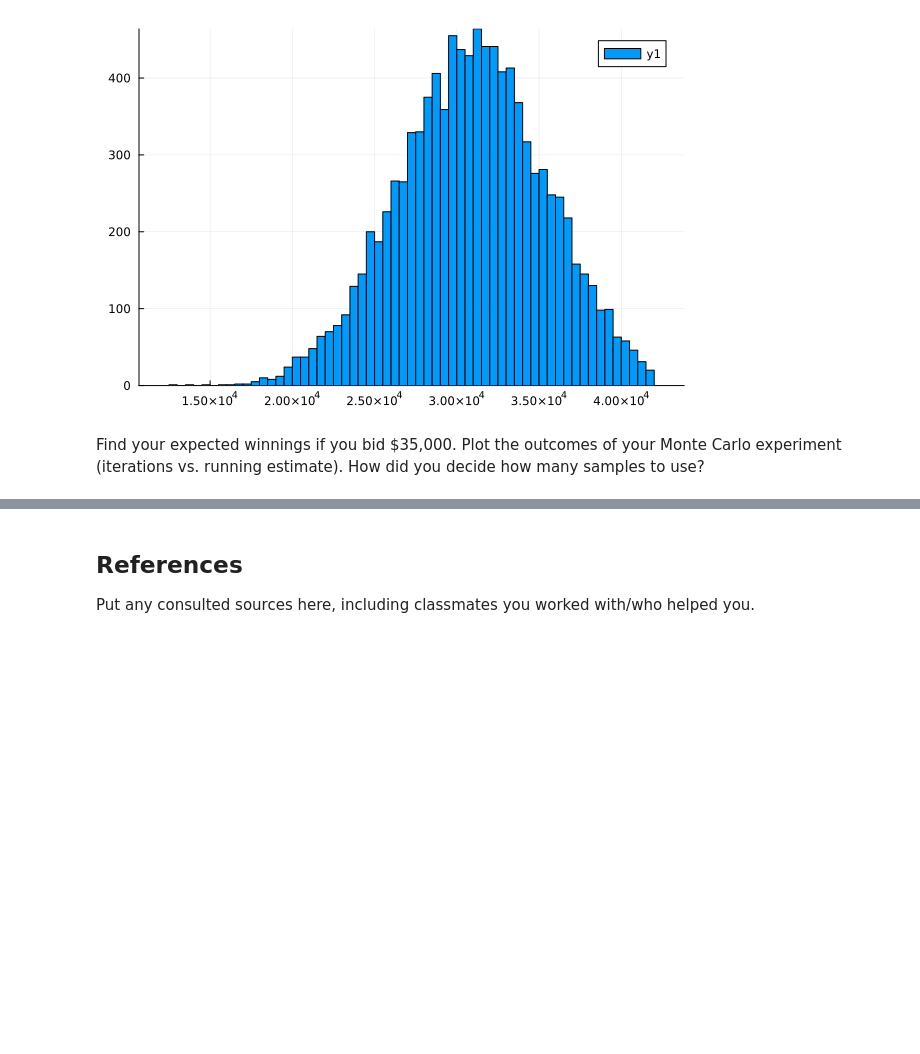
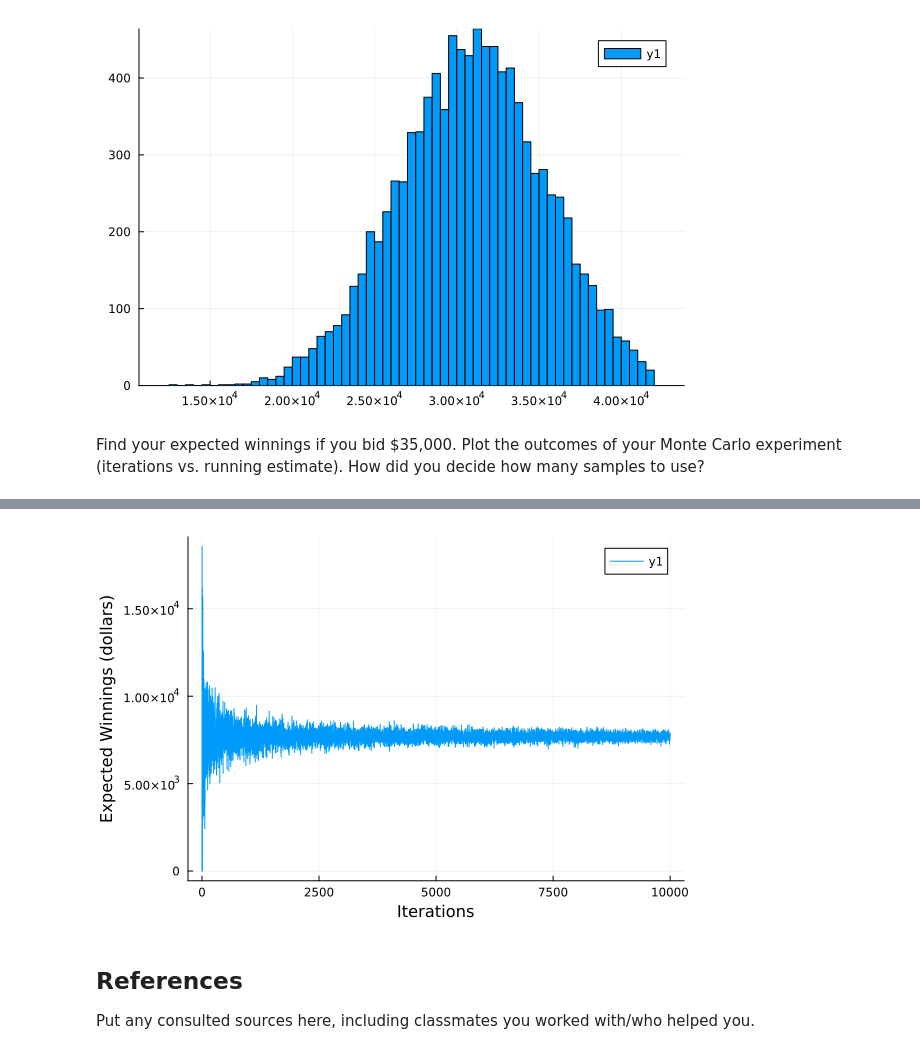
Before and after one commit to BEE4750-FA24/lab2-aes372, a Jupyter notebook: lab02.ipynb, the cells around one changed output, grey strips where cells are left out. Drawn from its saved outputs; the diff is of its cells as text; code cells hidden in the pictures; blank space fills up the shorter version.

```diff
--- a/lab02.ipynb
+++ b/lab02.ipynb
@@ -192,3 +195,36 @@ you decide how many samples to use?
+# %%
+function winning(bid, price)
+    if bid > price
+        return 0
+    elseif (price - bid) <= 250
+        return price*2
+    else
+        p = (1/bid)*(price - bid) + 1
+        p = 1 - (bid- price)/bid
+        return price * p
+    end
+end
+
+# calculating expected winnings for num_iterations iterations
+bid = 35000
+num_iterations = 10000
+estimates = zeros(num_iterations)
+for iter in 1:num_iterations
+    showcase_samples = rand(showcase_dist, iter)
+    winnings = 0
+    for i in 1:iter
+        winnings = winnings + winning(bid, showcase_samples[i])
+    end
+    estimates[iter] = winnings/iter
+end
+
+@show(estimates[num_iterations])
+
+plot(estimates)
+ylabel!("Expected Winnings (dollars)")
+xlabel!("Iterations")
+# %% [output]
+[figure, added]
 # %% [markdown]
 ## References
 
```
Also changed, not shown: parts of 2 cells of this notebook.
